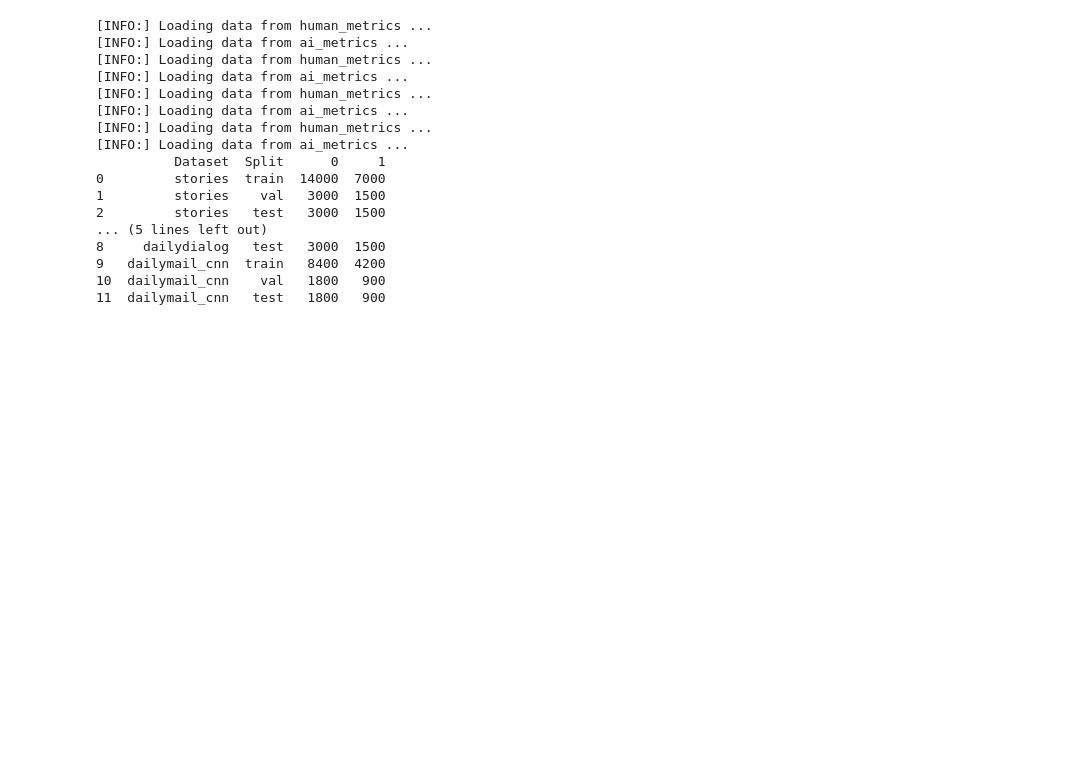
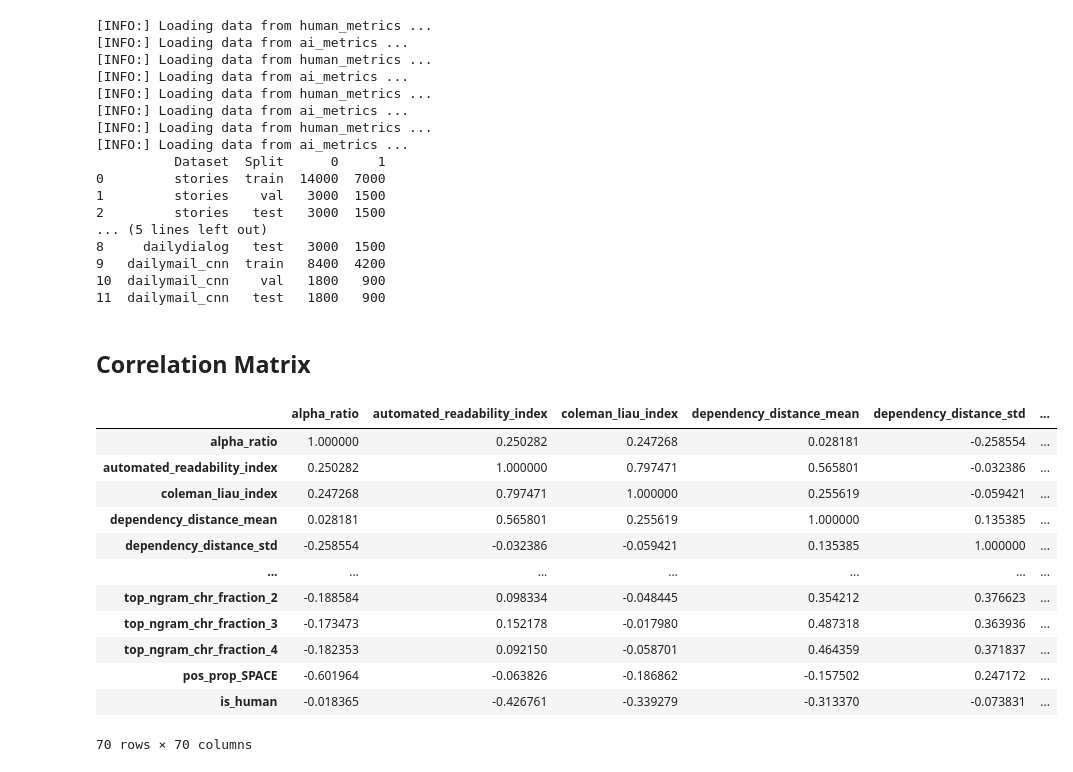
Before and after one commit to rbroc/echo, a Jupyter notebook: notes/progress-9-04-24.ipynb, the cells around one changed output. Saved outputs shown, nothing was run; the diff lists cells and outputs as text; code cells hidden in the pictures; blank space fills up the shorter version.

```diff
--- a/notes/progress-9-04-24.ipynb
+++ b/notes/progress-9-04-24.ipynb
@@ -109,3 +110,5 @@ print(imbalance_df) # where 0 is ai and 1 is human
 9   dailymail_cnn  train   8400  4200
 10  dailymail_cnn    val   1800   900
 11  dailymail_cnn   test   1800   900
+# %% [markdown]
+## Correlation Matrix
@@ -111,0 +121,16 @@ print(imbalance_df) # where 0 is ai and 1 is human
+# %%
+corrM
+# %% [output]
+|  | alpha_ratio | automated_readability_index | coleman_liau_index | dependency_distance_mean | dependency_distance_std | ... |
+| alpha_ratio | 1.000000 | 0.250282 | 0.247268 | 0.028181 | -0.258554 | ... |
+| automated_readability_index | 0.250282 | 1.000000 | 0.797471 | 0.565801 | -0.032386 | ... |
+| coleman_liau_index | 0.247268 | 0.797471 | 1.000000 | 0.255619 | -0.059421 | ... |
+| dependency_distance_mean | 0.028181 | 0.565801 | 0.255619 | 1.000000 | 0.135385 | ... |
+| dependency_distance_std | -0.258554 | -0.032386 | -0.059421 | 0.135385 | 1.000000 | ... |
+| ... | ... | ... | ... | ... | ... | ... |
+| top_ngram_chr_fraction_2 | -0.188584 | 0.098334 | -0.048445 | 0.354212 | 0.376623 | ... |
+| top_ngram_chr_fraction_3 | -0.173473 | 0.152178 | -0.017980 | 0.487318 | 0.363936 | ... |
+| top_ngram_chr_fraction_4 | -0.182353 | 0.092150 | -0.058701 | 0.464359 | 0.371837 | ... |
+| pos_prop_SPACE | -0.601964 | -0.063826 | -0.186862 | -0.157502 | 0.247172 | ... |
+| is_human | -0.018365 | -0.426761 | -0.339279 | -0.313370 | -0.073831 | ... |
+70 rows × 70 columns
```
Also changed, not shown: parts of 4 cells of this notebook.
